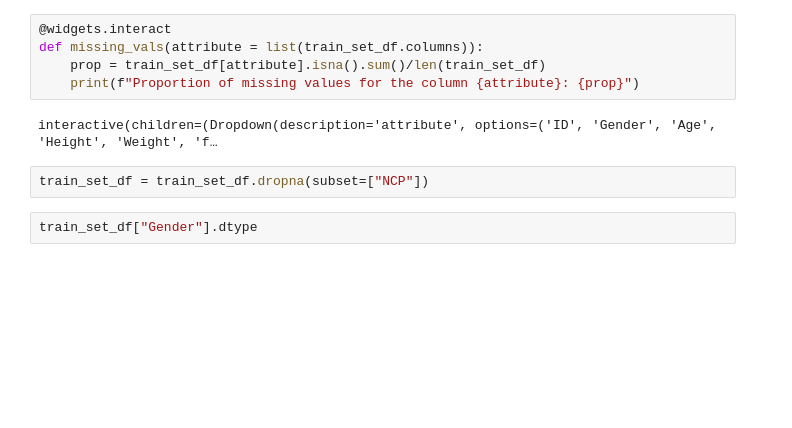
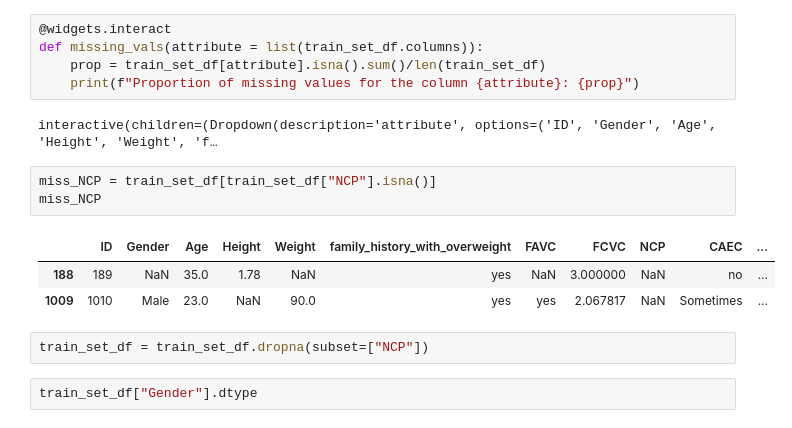
Before and after one commit to flylight-max/Individual_project_obesity, a Jupyter notebook: Untitled-1.ipynb, the cells around one changed output. Drawn from its saved outputs; the diff is of its cells as text; blank space fills up the shorter version.

```diff
--- a/Untitled-1.ipynb
+++ b/Untitled-1.ipynb
@@ -104,6 +86,13 @@ def missing_vals(attribute = list(train_set_df.columns)):
     print(f"Proportion of missing values for the column {attribute}: {prop}")
 # %% [output]
 interactive(children=(Dropdown(description='attribute', options=('ID', 'Gender', 'Age', 'Height', 'Weight', 'f…
+# %%
+miss_NCP = train_set_df[train_set_df["NCP"].isna()]
+miss_NCP
+# %% [output]
+|  | ID | Gender | Age | Height | Weight | family_history_with_overweight | FAVC | FCVC | NCP | CAEC | ... |
+| 188 | 189 | NaN | 35.0 | 1.78 | NaN | yes | NaN | 3.000000 | NaN | no | ... |
+| 1009 | 1010 | Male | 23.0 | NaN | 90.0 | yes | yes | 2.067817 | NaN | Sometimes | ... |
 # %%
 train_set_df = train_set_df.dropna(subset=["NCP"])
 # %%
```
Also changed, not shown: parts of 20 cells of this notebook.
